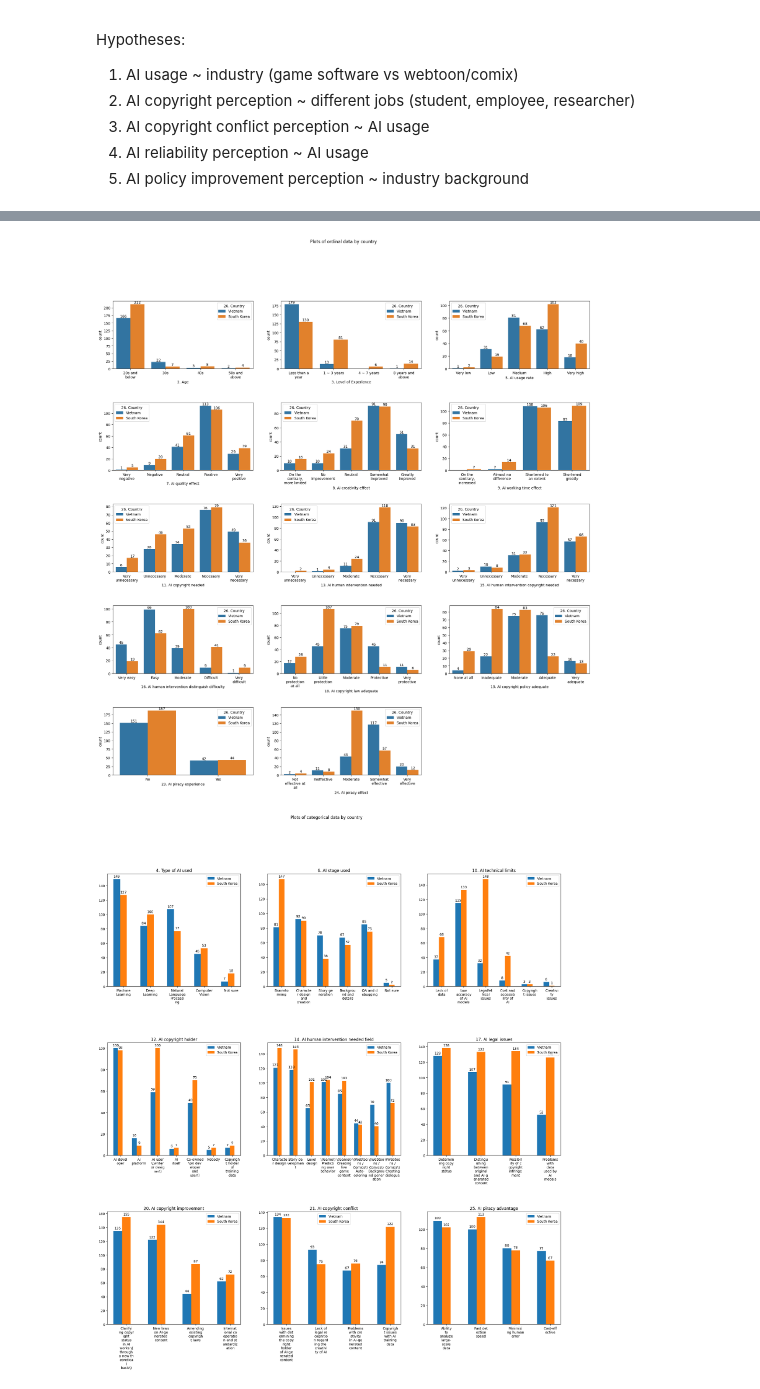
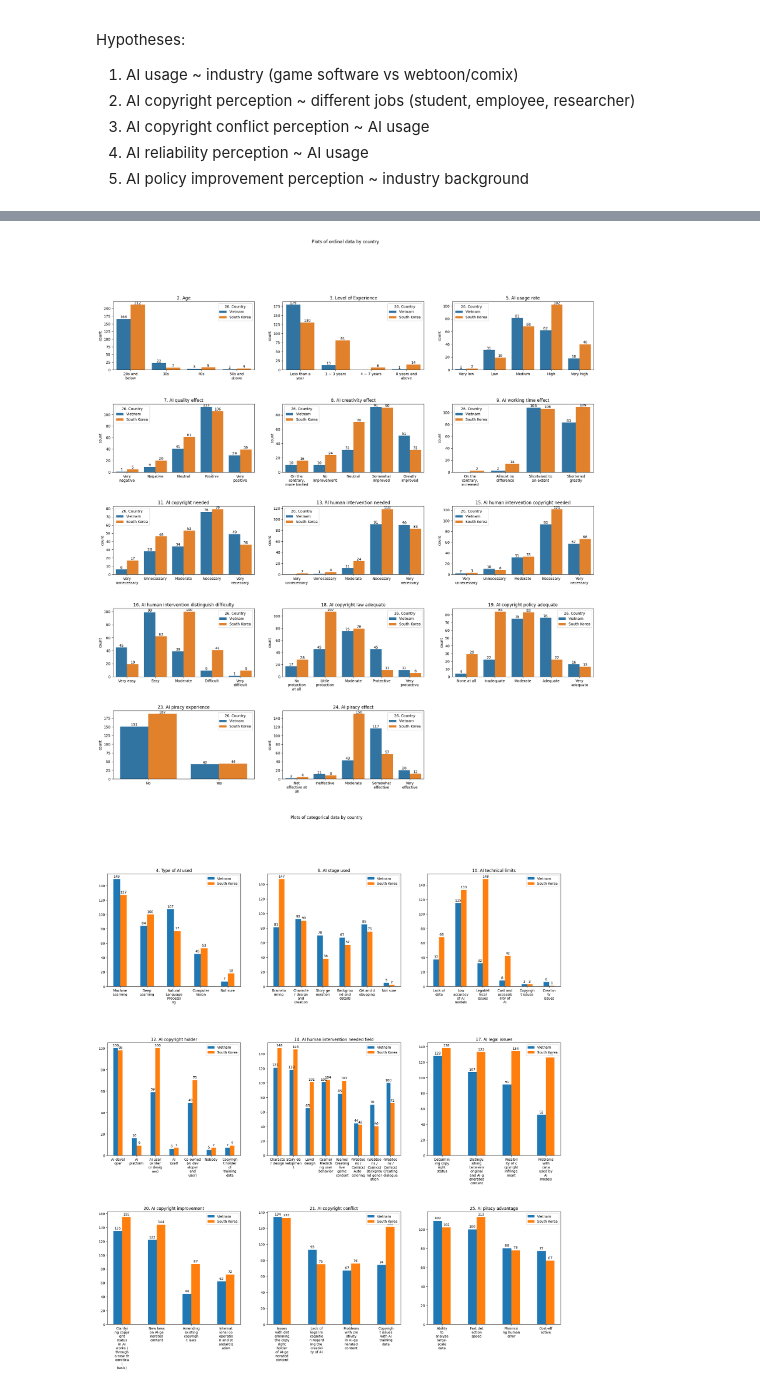
Before and after one commit to gh-koh/Hongik-Project, a Jupyter notebook: HongikProject.ipynb, the cells around one changed output, grey strips where cells are left out. Saved outputs shown, nothing was run; the diff lists cells and outputs as text; code cells hidden in the pictures.

```diff
--- a/HongikProject.ipynb
+++ b/HongikProject.ipynb
@@ -463,15 +475,25 @@ cat_list = [col4_values_list, col6_values_list, col10_values_list, col12_values_
 # %%
 # plot categorical data with multiple answers enabled
 
-plt.figure(figsize = (24, 24))
+total_cat_abs_plot = plt.figure(figsize = (24, 24))
 plt.subplots_adjust(hspace = 0.5)
 plt.suptitle('Plots of categorical data')
 for i in range(len(cat_list)):
+    # calculate occurrences as multiple choice enabled
     values = list()
     for k in range(len(cat_list[i])):
         values.append(np.sum(df[cat_cols[i]].str.contains(cat_list[i][k])))
     ax = plt.subplot(3, 3, i + 1)
     plt.bar(x = cat_list[i], height = values)
     ax.set_title(cat_cols[i])
-    plt.setp(ax.get_xticklabels(), rotation = 30, horizontalalignment = 'right')
+
+    # modify xticks to remove escape characters before parantheses
+    ax.set_xticks(range(len(cat_list[i])))
+    labels = [textwrap.fill(label.get_text(), 8) for label in ax.get_xticklabels()]
+    labels = [re.sub(r'\\', '', label) for label in labels]
+    ax.set_xticklabels(labels)
+    #plt.setp(ax.get_xticklabels(), rotation = 15, horizontalalignment = 'right')
+
+total_cat_abs_fig = total_cat_abs_plot.get_figure()
+total_cat_abs_fig.savefig('total_categorical_absolute_barplot.jpg')
 # %% [output]
@@ -501,52 +525,68 @@ ax2.set_xticklabels(labels2)
 # %%
 # plot ordinal data by country
 
-plt.figure(figsize = (24, 24))
+country_ordinal_absolute_plot = plt.figure(figsize = (24, 24))
 plt.subplots_adjust(hspace = 0.5)
 plt.suptitle('Plots of ordinal data by country')
 for i in range(len(ord_list)):
     #new_df = df
     ax = plt.subplot(5, 3, i + 1)
-    sns.countplot(data = df, x = ord_cols[i], hue = '26. Country')
+    sns.countplot(data = df, x = ord_cols[i], hue = '26. Country').set(xlabel = '')
     labels = [textwrap.fill(label.get_text(), 12) for label in ax.get_xticklabels()]
     ax.set_xticks(range(len(labels)))
     ax.set_xticklabels(labels)
+    ax.set_title(ord_cols[i])
+
+    # display absolute population
     for container in ax.containers:
         ax.bar_label(container)
     #plt.setp(ax.get_xticklabels(), rotation = 30, horizontalalignment = 'right')
+
+country_ordinal_absolute_fig = country_ordinal_absolute_plot.get_figure()
+country_ordinal_absolute_fig.savefig('country_ordinal_absolute.jpg')
 # %% [output]
-[figure, old version]
+[figure, new version]
 # %%
 # plot categorical data with multiple answers enabled by country
 
-plt.figure(figsize = (24, 24))
+country_categorical_absolute_plot = plt.figure(figsize = (24, 24))
 plt.subplots_adjust(hspace = 0.5)
 plt.suptitle('Plots of categorical data by country')
 for i in range(len(cat_list)):
     # cat_dict = {cat_list[i][k]: (np.sum((df[cat_cols[i]].str.contains(cat_list[i][k])) & (df['26. Country'] == 'Vietnam')), np.sum((df[cat_cols[i]].str.contains(cat_list[i][k])) & (df['26. Country'] == 'South Korea'))) for k in range(len(cat_list[i]))}
 
+    # calculate each value multiple answers enabled, create tuples to fill in graph
     cat_dict = dict()
     cat_dict['Vietnam'] = tuple(np.sum((df[cat_cols[i]].str.contains(cat_list[i][k])) & (df['26. Country'] == 'Vietnam')) for k in range(len(cat_list[i])))
     cat_dict['South Korea'] = tuple(np.sum((df[cat_cols[i]].str.contains(cat_list[i][k])) & (df['26. Country'] == 'South Korea')) for k in range(len(cat_list[i])))
 
     x = np.arange(len(cat_list[i]))
     width = 0.25
     multiplier = 0
 
     ax = plt.subplot(3, 3, i + 1)
+
+    # set up label positions
     for country, values in cat_dict.items():
         offset = width * multiplier
         rects = ax.bar(x + offset, values, width, label = country)
         ax.bar_label(rects, padding = 3)
         multiplier += 1
 
-    ax.set_xticks(x + width, cat_list[i])
+    ax.set_xticks(x + (width / 2), cat_list[i])
     labels = [textwrap.fill(label.get_text(), 8) for label in ax.get_xticklabels()]
+
+    # remove escape characters before parantheses
+    labels = [re.sub(r'\\', '', label) for label in labels]
     ax.set_xticklabels(labels)
+    #plt.setp(ax.get_xticklabels(), rotation = 30, horizontalalignment = 'right')
     ax.set_title(cat_cols[i])
     ax.legend()
+
+country_categorical_absolute_fig = country_categorical_absolute_plot.get_figure()
+country_categorical_absolute_fig.savefig('country_categorical_absolute.jpg')
 # %% [output]
-[figure, old version]
+[figure, new version]
 # %%
 # get totals for Vietnam, South Korea
 vn_total = len(df[df['26. Country'] == 'Vietnam'])
```
Also changed, not shown: parts of 26 cells of this notebook.
